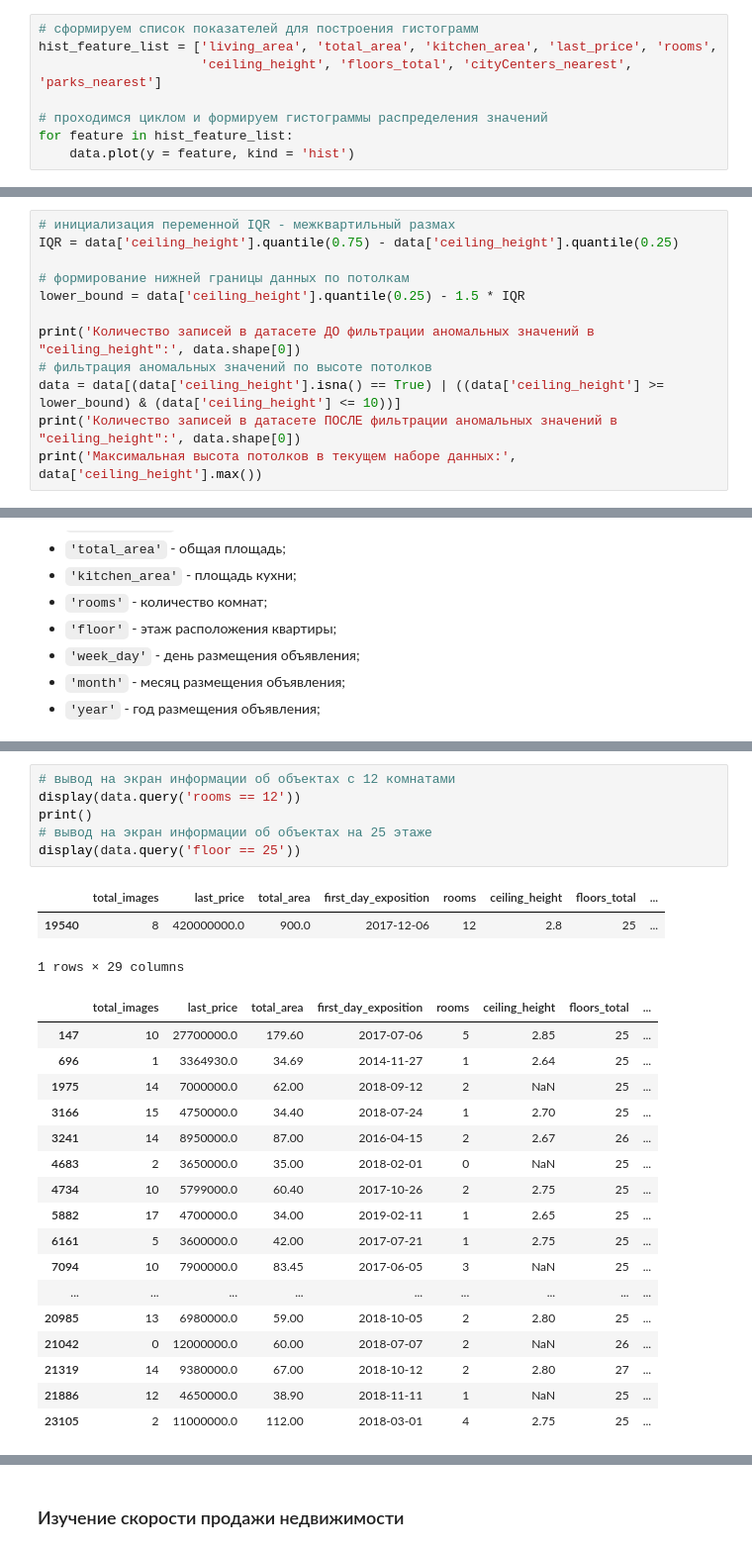
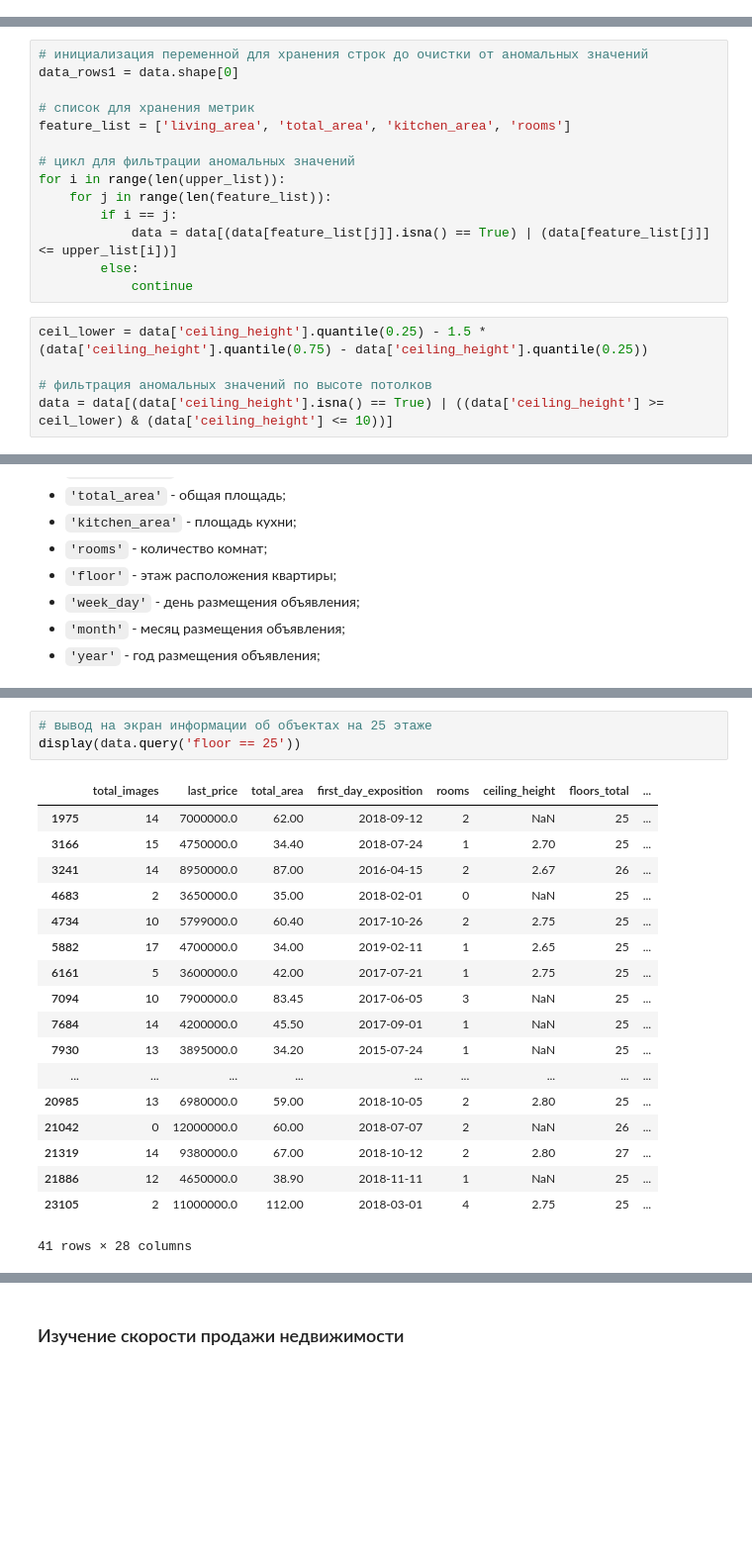
Before and after one commit to MrKostas/YandexPractikum_projects, a Jupyter notebook: notebooks/ThirdPetProject_EDA.ipynb, the cells around one changed output, grey strips where cells are left out. Shown at 99% size. Saved outputs shown, nothing was run; the diff lists cells and outputs as text; blank space fills up the shorter version.

```diff
--- a/notebooks/ThirdPetProject_EDA.ipynb
+++ b/notebooks/ThirdPetProject_EDA.ipynb
@@ -555,10 +490,2 @@ data.head()
 
 На следующем этапе по выведенным показателям необходимо будет определить аномальные значения и провести чистку датасета.
-# %%
-# сформируем список показателей для построения гистограмм
-hist_feature_list = ['living_area', 'total_area', 'kitchen_area', 'last_price', 'rooms',
-                     'ceiling_height', 'floors_total', 'cityCenters_nearest', 'parks_nearest']
-
-# проходимся циклом и формируем гистограммы распределения значений
-for feature in hist_feature_list:
-    data.plot(y = feature, kind = 'hist')
@@ -616,12 +639,0 @@ Name: ceiling_height, dtype: float64
-# %%
-# инициализация переменной IQR - межквартильный размах
-IQR = data['ceiling_height'].quantile(0.75) - data['ceiling_height'].quantile(0.25)
-
-# формирование нижней границы данных по потолкам
-lower_bound = data['ceiling_height'].quantile(0.25) - 1.5 * IQR
-
-print('Количество записей в датасете ДО фильтрации аномальных значений в "ceiling_height":', data.shape[0])
-# фильтрация аномальных значений по высоте потолков
-data = data[(data['ceiling_height'].isna() == True) | ((data['ceiling_height'] >= lower_bound) & (data['ceiling_height'] <= 10))]
-print('Количество записей в датасете ПОСЛЕ фильтрации аномальных значений в "ceiling_height":', data.shape[0])
-print('Максимальная высота потолков в текущем наборе данных:', data['ceiling_height'].max())
@@ -632,3 +640,22 @@ print('Максимальная высота потолков в текущем
+# %%
+# инициализация переменной для хранения строк до очистки от аномальных значений
+data_rows1 = data.shape[0]
+
+# список для хранения метрик
+feature_list = ['living_area', 'total_area', 'kitchen_area', 'rooms']
+
+# цикл для фильтрации аномальных значений
+for i in range(len(upper_list)):
+    for j in range(len(feature_list)):
+        if i == j:
+            data = data[(data[feature_list[j]].isna() == True) | (data[feature_list[j]] <= upper_list[i])]
+        else:
+            continue
+# %%
+ceil_lower = data['ceiling_height'].quantile(0.25) - 1.5 * (data['ceiling_height'].quantile(0.75) - data['ceiling_height'].quantile(0.25))
+
+# фильтрация аномальных значений по высоте потолков
+data = data[(data['ceiling_height'].isna() == True) | ((data['ceiling_height'] >= ceil_lower) & (data['ceiling_height'] <= 10))]
 # %%
 # вывод на экран локации домов с количеством этажей больше 30
 data[data['floors_total'] >= 30]['locality_name'].unique()
@@ -704,27 +748,22 @@ for feature in ['rooms', 'floor', 'week_day', 'month', 'year']:
 # %%
-# вывод на экран информации об объектах с 12 комнатами
-display(data.query('rooms == 12'))
-print()
 # вывод на экран информации об объектах на 25 этаже
 display(data.query('floor == 25'))
 # %% [output]
 |  | total_images | last_price | total_area | first_day_exposition | rooms | ceiling_height | floors_total | ... |
-| 19540 | 8 | 420000000.0 | 900.0 | 2017-12-06 | 12 | 2.8 | 25 | ... |
+| 1975 | 14 | 7000000.0 | 62.00 | 2018-09-12 | 2 | NaN | 25 | ... |
+| 3166 | 15 | 4750000.0 | 34.40 | 2018-07-24 | 1 | 2.70 | 25 | ... |
+| 3241 | 14 | 8950000.0 | 87.00 | 2016-04-15 | 2 | 2.67 | 26 | ... |
+| 4683 | 2 | 3650000.0 | 35.00 | 2018-02-01 | 0 | NaN | 25 | ... |
+| 4734 | 10 | 5799000.0 | 60.40 | 2017-10-26 | 2 | 2.75 | 25 | ... |
+| 5882 | 17 | 4700000.0 | 34.00 | 2019-02-11 | 1 | 2.65 | 25 | ... |
+| 6161 | 5 | 3600000.0 | 42.00 | 2017-07-21 | 1 | 2.75 | 25 | ... |
+| 7094 | 10 | 7900000.0 | 83.45 | 2017-06-05 | 3 | NaN | 25 | ... |
+| 7684 | 14 | 4200000.0 | 45.50 | 2017-09-01 | 1 | NaN | 25 | ... |
+| 7930 | 13 | 3895000.0 | 34.20 | 2015-07-24 | 1 | NaN | 25 | ... |
+| ... | ... | ... | ... | ... | ... | ... | ... | ... |
+| 20985 | 13 | 6980000.0 | 59.00 | 2018-10-05 | 2 | 2.80 | 25 | ... |
+| 21042 | 0 | 12000000.0 | 60.00 | 2018-07-07 | 2 | NaN | 26 | ... |
+| 21319 | 14 | 9380000.0 | 67.00 | 2018-10-12 | 2 | 2.80 | 27 | ... |
+| 21886 | 12 | 4650000.0 | 38.90 | 2018-11-11 | 1 | NaN | 25 | ... |
+| 23105 | 2 | 11000000.0 | 112.00 | 2018-03-01 | 4 | 2.75 | 25 | ... |
-1 rows × 29 columns
+41 rows × 28 columns
-|  | total_images | last_price | total_area | first_day_exposition | rooms | ceiling_height | floors_total | ... |
-| 147 | 10 | 27700000.0 | 179.60 | 2017-07-06 | 5 | 2.85 | 25 | ... |
-| 696 | 1 | 3364930.0 | 34.69 | 2014-11-27 | 1 | 2.64 | 25 | ... |
-| 1975 | 14 | 7000000.0 | 62.00 | 2018-09-12 | 2 | NaN | 25 | ... |
-| 3166 | 15 | 4750000.0 | 34.40 | 2018-07-24 | 1 | 2.70 | 25 | ... |
-| 3241 | 14 | 8950000.0 | 87.00 | 2016-04-15 | 2 | 2.67 | 26 | ... |
-| 4683 | 2 | 3650000.0 | 35.00 | 2018-02-01 | 0 | NaN | 25 | ... |
-| 4734 | 10 | 5799000.0 | 60.40 | 2017-10-26 | 2 | 2.75 | 25 | ... |
-| 5882 | 17 | 4700000.0 | 34.00 | 2019-02-11 | 1 | 2.65 | 25 | ... |
-| 6161 | 5 | 3600000.0 | 42.00 | 2017-07-21 | 1 | 2.75 | 25 | ... |
-| 7094 | 10 | 7900000.0 | 83.45 | 2017-06-05 | 3 | NaN | 25 | ... |
-| ... | ... | ... | ... | ... | ... | ... | ... | ... |
-| 20985 | 13 | 6980000.0 | 59.00 | 2018-10-05 | 2 | 2.80 | 25 | ... |
-| 21042 | 0 | 12000000.0 | 60.00 | 2018-07-07 | 2 | NaN | 26 | ... |
-| 21319 | 14 | 9380000.0 | 67.00 | 2018-10-12 | 2 | 2.80 | 27 | ... |
-| 21886 | 12 | 4650000.0 | 38.90 | 2018-11-11 | 1 | NaN | 25 | ... |
-| 23105 | 2 | 11000000.0 | 112.00 | 2018-03-01 | 4 | 2.75 | 25 | ... |
```
Also changed, not shown: parts of 54 cells of this notebook.
